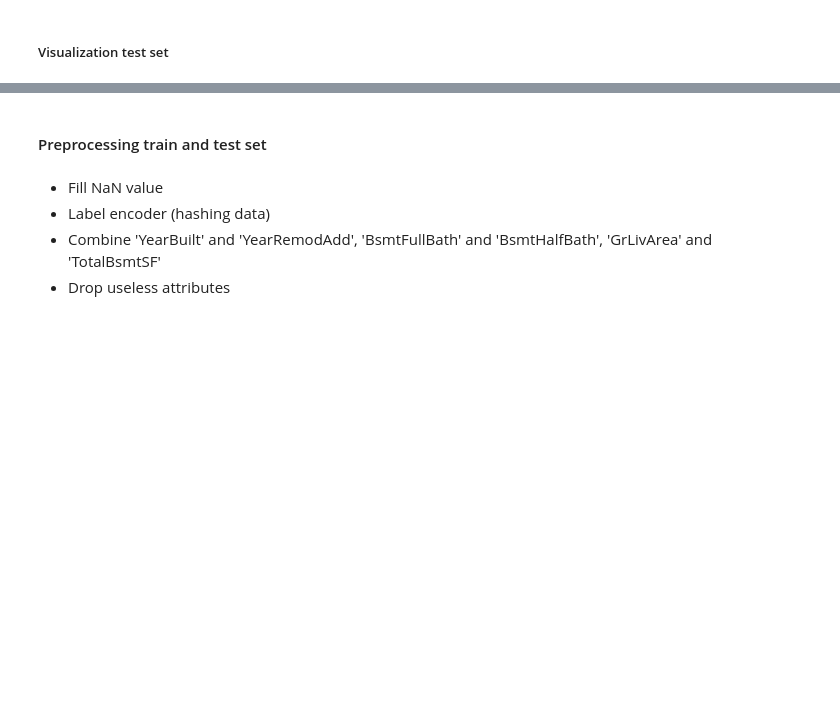
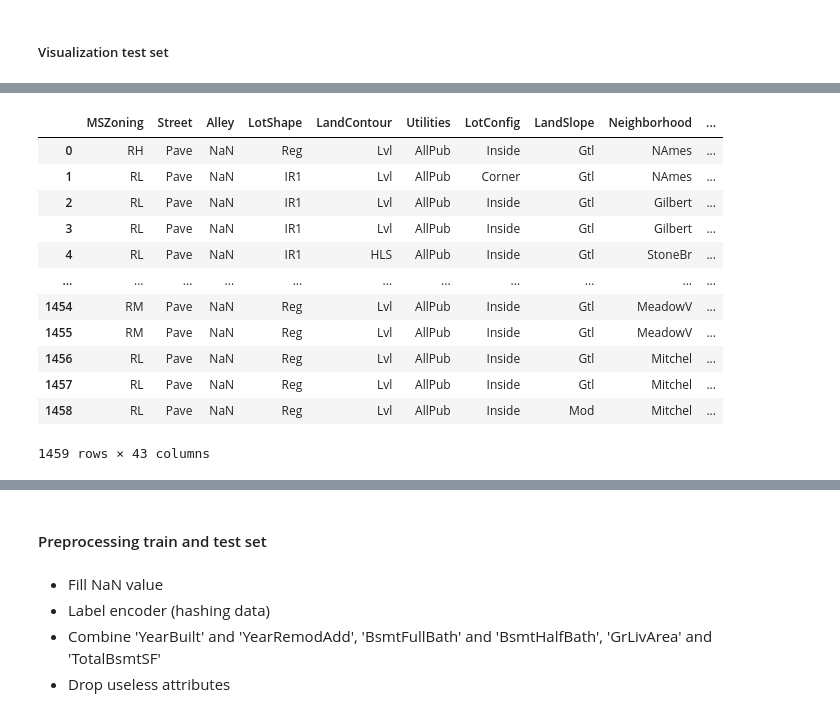
Before and after one commit to nntrivi2001/House-Prices-Prediction---XGBoost, a Jupyter notebook: House Prices Competition/HousePrices.ipynb, the cells around one changed output, grey strips where cells are left out. Cells and saved outputs as stored; diff of their text form; code cells hidden in the pictures; blank space fills up the shorter version.

```diff
--- a/House Prices Competition/HousePrices.ipynb
+++ b/House Prices Competition/HousePrices.ipynb
@@ -276,0 +96,16 @@ dtype: int64
+# %%
+test_df.select_dtypes(exclude=["float", 'int'])
+# %% [output]
+|  | MSZoning | Street | Alley | LotShape | LandContour | Utilities | LotConfig | LandSlope | Neighborhood | ... |
+| 0 | RH | Pave | NaN | Reg | Lvl | AllPub | Inside | Gtl | NAmes | ... |
+| 1 | RL | Pave | NaN | IR1 | Lvl | AllPub | Corner | Gtl | NAmes | ... |
+| 2 | RL | Pave | NaN | IR1 | Lvl | AllPub | Inside | Gtl | Gilbert | ... |
+| 3 | RL | Pave | NaN | IR1 | Lvl | AllPub | Inside | Gtl | Gilbert | ... |
+| 4 | RL | Pave | NaN | IR1 | HLS | AllPub | Inside | Gtl | StoneBr | ... |
+| ... | ... | ... | ... | ... | ... | ... | ... | ... | ... | ... |
+| 1454 | RM | Pave | NaN | Reg | Lvl | AllPub | Inside | Gtl | MeadowV | ... |
+| 1455 | RM | Pave | NaN | Reg | Lvl | AllPub | Inside | Gtl | MeadowV | ... |
+| 1456 | RL | Pave | NaN | Reg | Lvl | AllPub | Inside | Gtl | Mitchel | ... |
+| 1457 | RL | Pave | NaN | Reg | Lvl | AllPub | Inside | Gtl | Mitchel | ... |
+| 1458 | RL | Pave | NaN | Reg | Lvl | AllPub | Inside | Mod | Mitchel | ... |
+1459 rows × 43 columns
```
Also changed, not shown: parts of 33 cells of this notebook.
